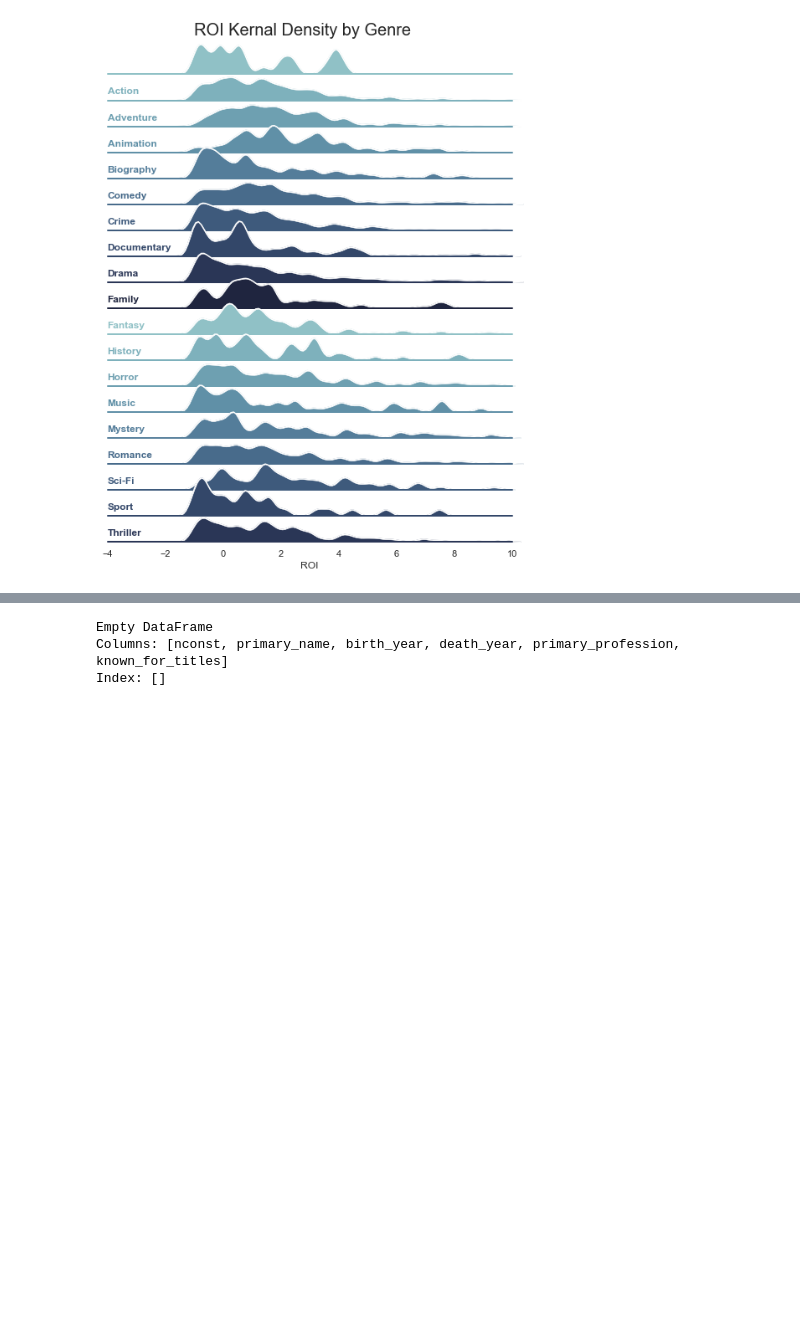
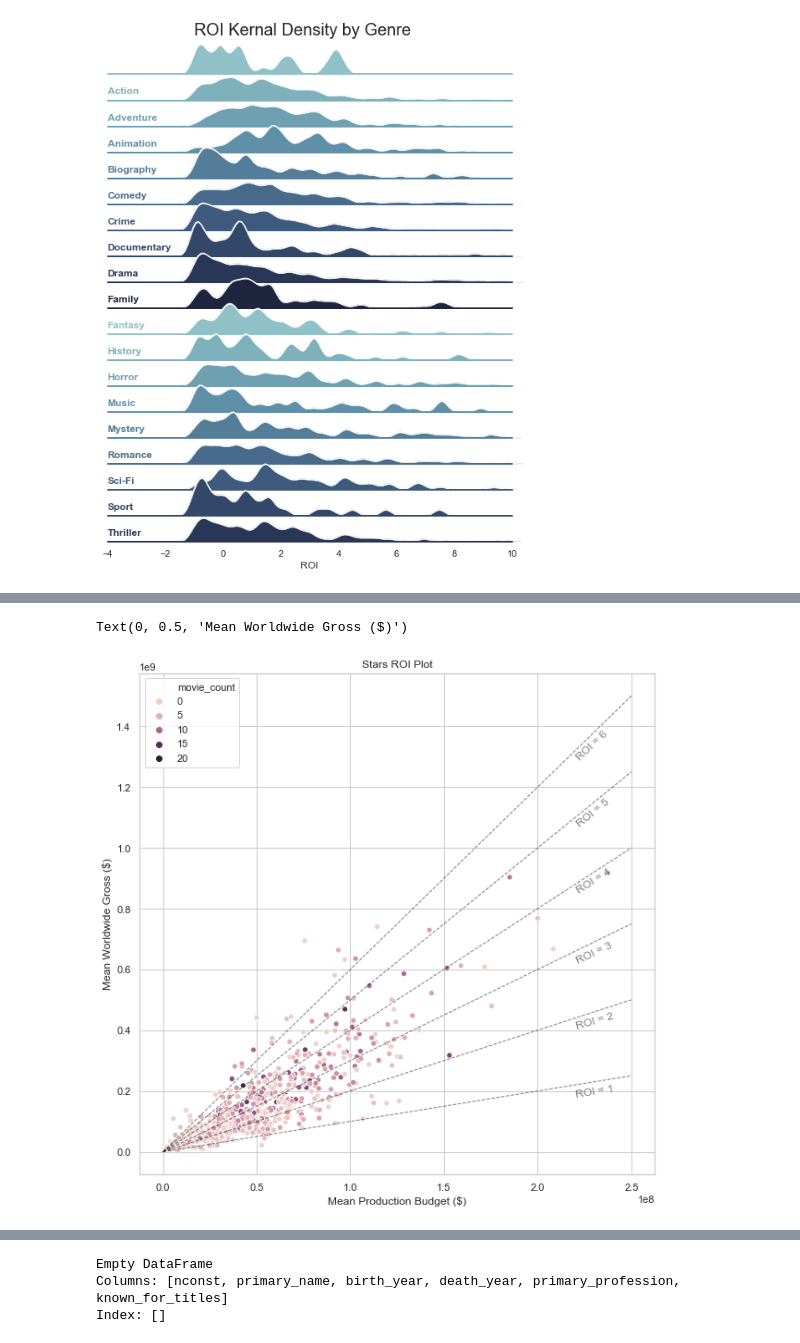
Before and after one commit to KyleDBetts/Project01, a Jupyter notebook: Movies_Project_KDB.ipynb, the cells around one changed output, grey strips where cells are left out. Drawn from its saved outputs; the diff is of its cells as text; code cells hidden in the pictures; blank space fills up the shorter version.

Commit message:
added ROI plots

```diff
--- a/Movies_Project_KDB.ipynb
+++ b/Movies_Project_KDB.ipynb
@@ -229,0 +273,4 @@ Text(0.5, 8.960000000000157, 'ROI')
+# %%
+df_crew.head()
+df_actors = df_crew.loc[(df_crew['category_itp'] == 'actor') | (df_crew['category_itp'] == 'actress') ]
+df_actors.groupby(['primary_name']).count()['nconst']
@@ -229,0 +291,4 @@ Text(0.5, 8.960000000000157, 'ROI')
+# %%
+actorCount_dict = df_actors.groupby(['primary_name']).count()['tconst'].to_dict()
+# %%
+df_actors['movie_count'] = df_actors['primary_name'].map(actorCount_dict)
@@ -229,0 +301,5 @@ Text(0.5, 8.960000000000157, 'ROI')
+# %%
+df_stars= df_actors.loc[df_actors.movie_count >=3]
+df_stars_scatter = df_stars.groupby(['primary_name']).mean().sort_values(by = ['domestic_gross'], ascending = False)\
+                                    [['worldwide_gross', 'production_budget', 'movie_count']]
+df_stars_scatter
@@ -229,0 +344,26 @@ Text(0.5, 8.960000000000157, 'ROI')
+# %%
+plt.figure(figsize =(10,10))
+sns.set_style("whitegrid")
+plotter = sns.scatterplot(x=df_stars_scatter.production_budget, y=df_stars_scatter.worldwide_gross, hue = df_stars_scatter.movie_count)
+# plt.plot([0, 0], [200000000, 200000000], linewidth=2)
+plt.plot(np.linspace(0,250000000,1000),np.linspace(0,250000000,1000) , 'black', ls='dashed', linewidth ='1', alpha =0.5)
+plt.plot(np.linspace(0,250000000,1000),np.linspace(0,250000000,1000)*2 , 'black', ls='dashed', linewidth ='1', alpha =0.5)
+plt.plot(np.linspace(0,250000000,1000),np.linspace(0,250000000,1000)*3 , 'black', ls='dashed', linewidth ='1', alpha =0.5)
+plt.plot(np.linspace(0,250000000,1000),np.linspace(0,250000000,1000)*4 , 'black', ls='dashed', linewidth ='1', alpha =0.5)
+plt.plot(np.linspace(0,250000000,1000),np.linspace(0,250000000,1000)*5 , 'black', ls='dashed', linewidth ='1', alpha =0.5)
+plt.plot(np.linspace(0,250000000,1000),np.linspace(0,250000000,1000)*6 , 'black', ls='dashed', linewidth ='1', alpha =0.5)
+plotter.text(220000000, 180000000, "ROI = 1", horizontalalignment='left', size='medium', color='black', weight='light', rotation = '9', alpha =0.5)
+plotter.text(220000000, 405000000, "ROI = 2", horizontalalignment='left', size='medium', color='black', weight='light', rotation = '16', alpha =0.5)
+plotter.text(220000000, 620000000, "ROI = 3", horizontalalignment='left', size='medium', color='black', weight='light', rotation = '25', alpha =0.5)
+plotter.text(220000000, 850000000, "ROI = 4", horizontalalignment='left', size='medium', color='black', weight='light', rotation = '32', alpha =0.5)
+plotter.text(220000000, 1070000000, "ROI = 5", horizontalalignment='left', size='medium', color='black', weight='light', rotation = '39', alpha =0.5)
+plotter.text(220000000, 1290000000, "ROI = 6", horizontalalignment='left', size='medium', color='black', weight='light', rotation = '43', alpha =0.5)
+plt.title('Stars ROI Plot')
+plt.xlabel('Mean Production Budget ($)')
+plt.ylabel('Mean Worldwide Gross ($)')
+# grid = sns.JointGrid(iris.petal_length, iris.petal_width, space=0, size=6, ratio=50)
+# grid.plot_joint(plt.scatter, color="g")
+# plt.plot([0, 4], [1.5, 0], linewidth=2)
+# %% [output]
+Text(0, 0.5, 'Mean Worldwide Gross ($)')
+[figure, added]
```
Also changed, not shown: parts of 16 cells of this notebook.
